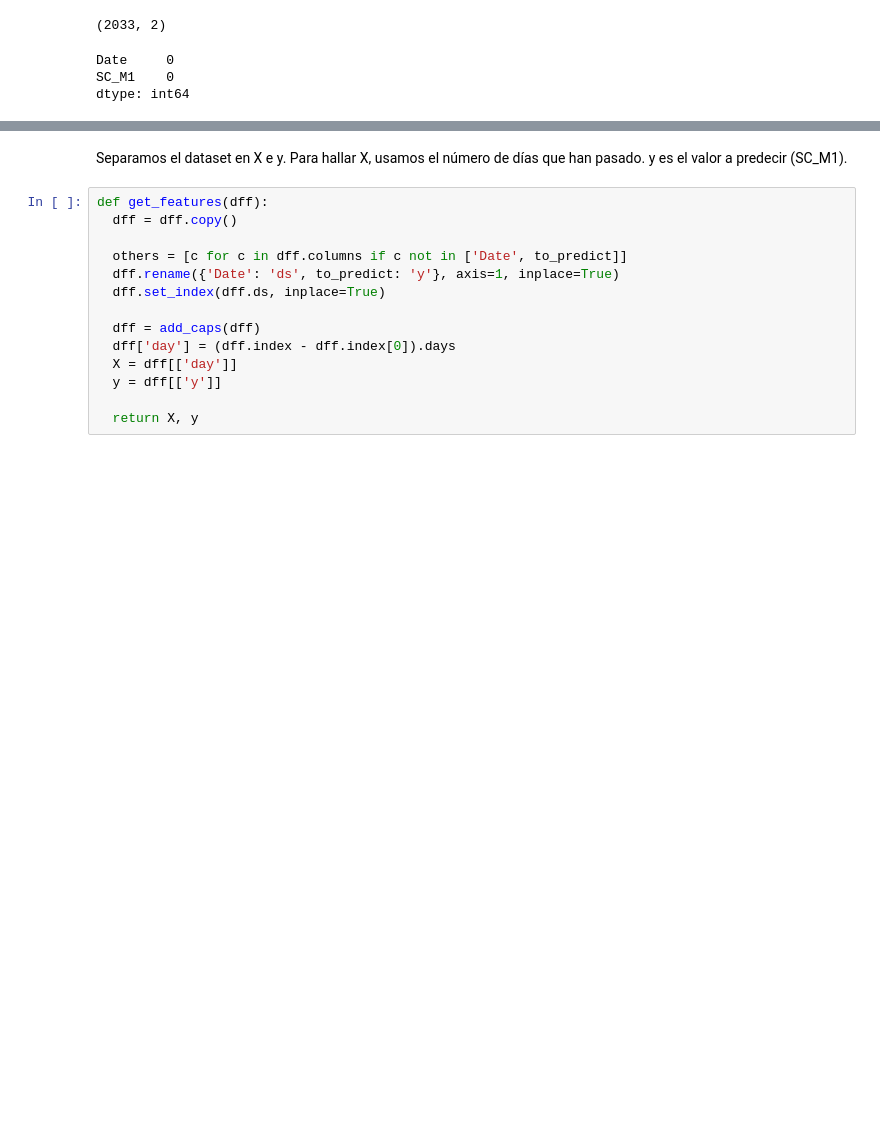
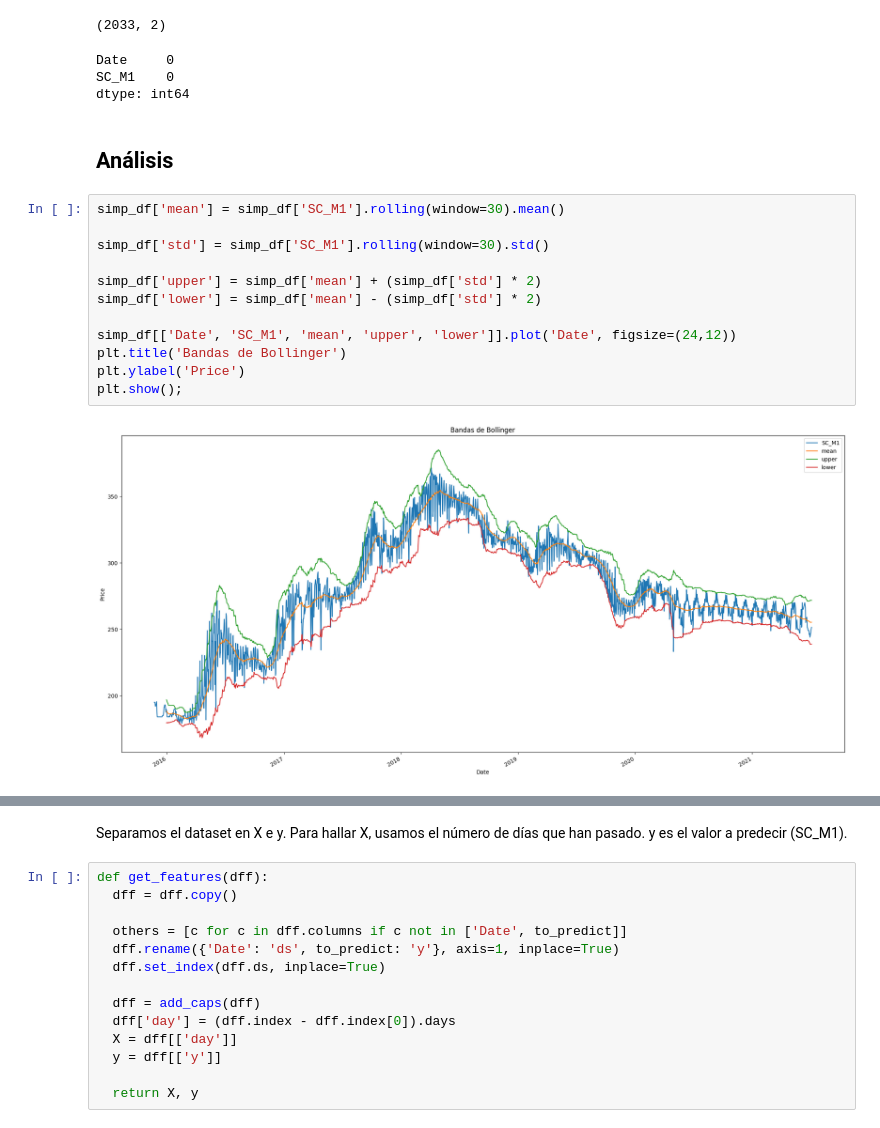
Before and after one commit to MateoPeri/steel-scrap-predictor, a Jupyter notebook: Steel Scrap Predictor.ipynb, the cells around one changed output, grey strips where cells are left out. Saved outputs shown, nothing was run; the diff lists cells and outputs as text; blank space fills up the shorter version.

```diff
--- a/Steel Scrap Predictor.ipynb
+++ b/Steel Scrap Predictor.ipynb
@@ -189,3 +189,19 @@ simp_df.isnull().sum()
 Date     0
 SC_M1    0
 dtype: int64
+# %% [markdown]
+## Análisis
+# %%
+simp_df['mean'] = simp_df['SC_M1'].rolling(window=30).mean()
+
+simp_df['std'] = simp_df['SC_M1'].rolling(window=30).std()
+
+simp_df['upper'] = simp_df['mean'] + (simp_df['std'] * 2)
+simp_df['lower'] = simp_df['mean'] - (simp_df['std'] * 2)
+
+simp_df[['Date', 'SC_M1', 'mean', 'upper', 'lower']].plot('Date', figsize=(24,12))
+plt.title('Bandas de Bollinger')
+plt.ylabel('Price')
+plt.show();
+# %% [output]
+[figure, added]
```
Also changed, not shown: parts of 4 cells of this notebook.
